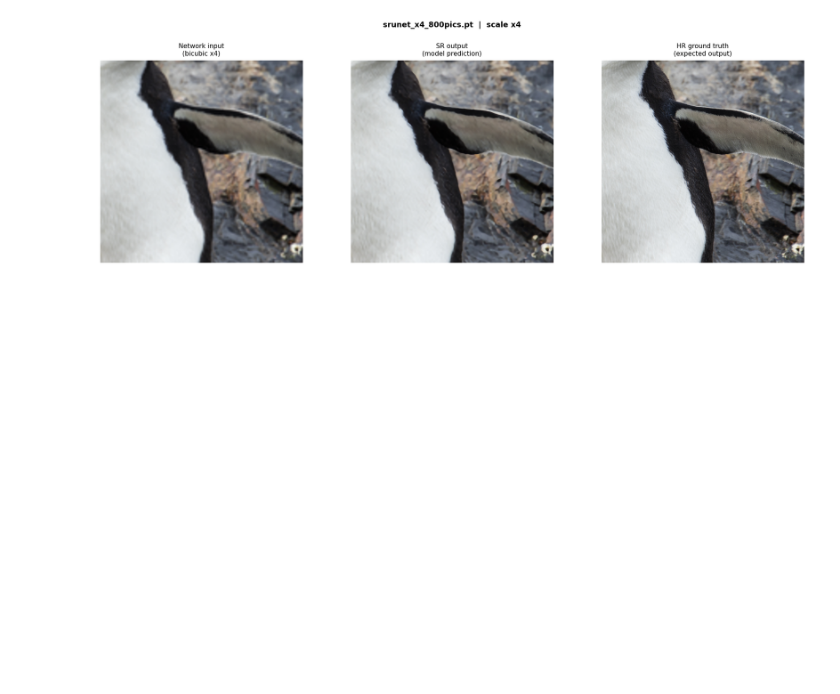
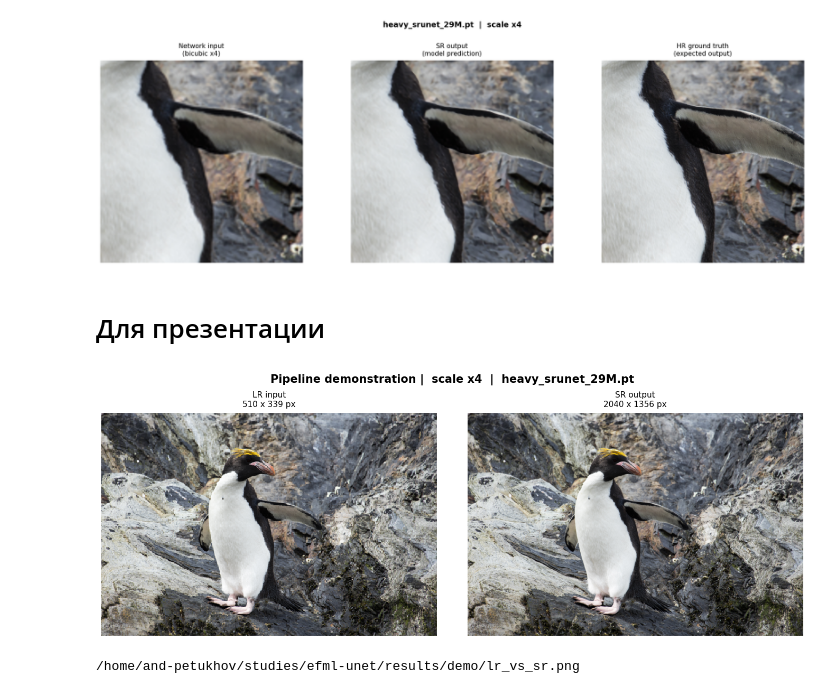
Before and after one commit to aapetukhov/efml-unet, a Jupyter notebook: notebooks/demo.ipynb, the cells around one changed output. Drawn from its saved outputs; the diff is of its cells as text; code cells hidden in the pictures; blank space fills up the shorter version.

Commit message:
update demo notebook, add pipeline demonstration picture

```diff
--- a/notebooks/demo.ipynb
+++ b/notebooks/demo.ipynb
@@ -77,17 +75,15 @@ import torch
 from hydra.utils import instantiate
 from omegaconf import OmegaConf
 
-# ─── Change me ───────────────────────────────────────────────────
-CHECKPOINT  = 'srunet_x4_800pics.pt'  # sr_unet_x3.pt / sr_unet_x4.pt / sr_unet_x8.pt
-INFER_SCALE = 4                 # must match the checkpoint
-# ─────────────────────────────────────────────────────────────────
+CHECKPOINT = 'heavy_srunet_29M.pt'
+INFER_SCALE = 4
 
 cfg_dir = PROJECT_ROOT / 'src' / 'configs'
 
-# Load configs via OmegaConf (no Hydra singleton — safe to re-run cells)
+
 config = OmegaConf.merge(
-    OmegaConf.load(cfg_dir / f'baseline_x{INFER_SCALE}.yaml'),
-    {'model': OmegaConf.load(cfg_dir / 'model' / 'unet.yaml')},
+    OmegaConf.load(cfg_dir / f'srunet_heavy_29M.yaml'),
+    # {'model': OmegaConf.load(cfg_dir / 'model' / 'unet.yaml')},
 )
 
 device = 'cuda' if torch.cuda.is_available() else 'cpu'
@@ -148,3 +142,32 @@ plt.tight_layout(rect=[0, 0, 1, 0.93])
 plt.show()
 # %% [output]
 [figure]
+# %% [markdown]
+# Для презентации
+# %%
+fig, axes = plt.subplots(1, 2, figsize=(14, 5))
+fig.suptitle(
+    f'Pipeline demonstration |  scale x{INFER_SCALE}  |  {CHECKPOINT}',
+    fontsize=15,
+    fontweight='bold',
+    y=1.02
+)
+
+panels = [
+    (lr_small, f'LR input\n{lr_small.width} x {lr_small.height} px', 'nearest'),
+    (sr_img,   f'SR output\n{sr_img.width} x {sr_img.height} px',    'bilinear'),
+]
+
+for ax, (img, title, interp) in zip(axes, panels):
+    ax.imshow(img, interpolation=interp)
+    ax.set_title(title, fontsize=11, pad=8)
+    ax.axis('off')
+
+plt.tight_layout()
+out_path = PROJECT_ROOT / 'results' / 'demo' / 'lr_vs_sr.png'
+plt.savefig(out_path, dpi=150, bbox_inches='tight')
+plt.show()
+print(f'{out_path}')
+# %% [output]
+[figure, added]
+/home/and-petukhov/studies/efml-unet/results/demo/lr_vs_sr.png
```
Also changed, not shown: parts of 3 cells of this notebook, 1 other file.
